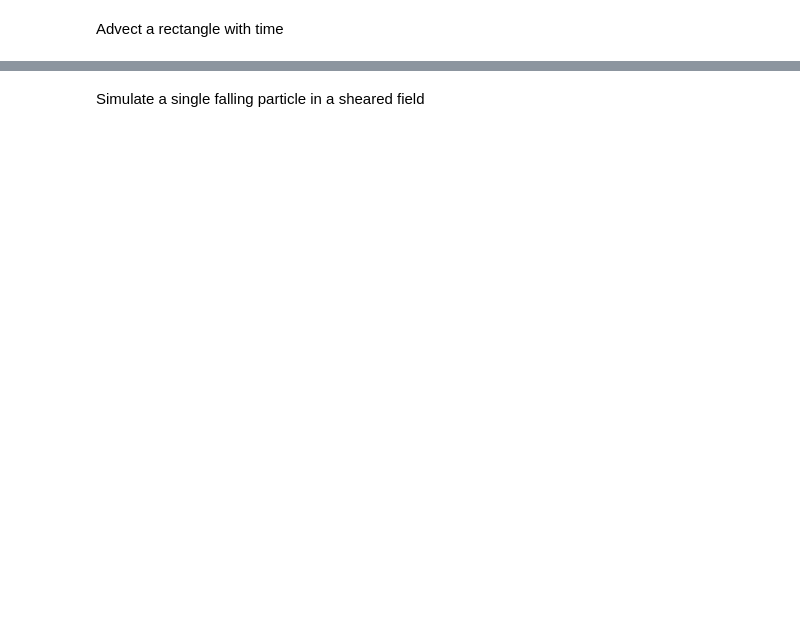
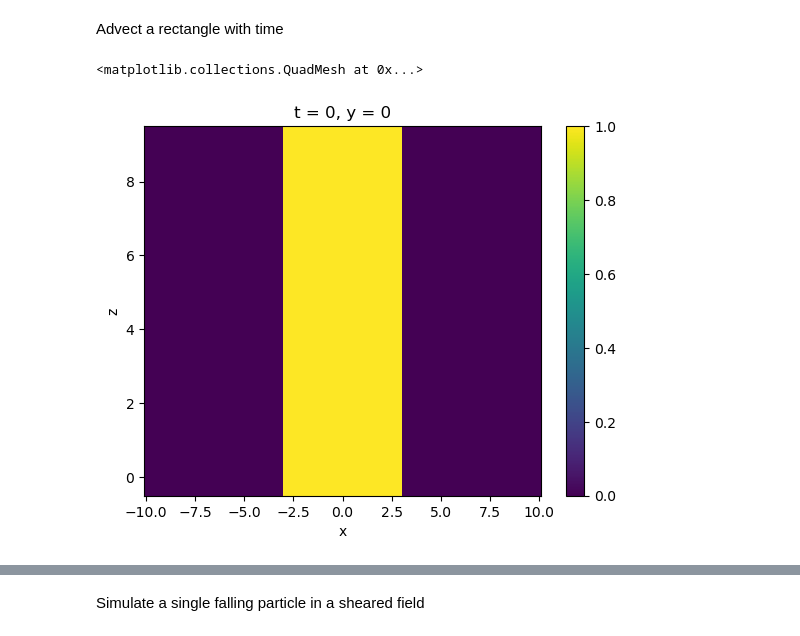
Before and after one commit to Ockenfuss/advesi, a Jupyter notebook: Examples.ipynb, the cells around one changed output, grey strips where cells are left out. Saved outputs shown, nothing was run; the diff lists cells and outputs as text; code cells hidden in the pictures; blank space fills up the shorter version.

Commit message:
New examples for time varying fields

```diff
--- a/Examples.ipynb
+++ b/Examples.ipynb
@@ -9,12 +9,11 @@ Advect a rectangle with time
 # %%
 u=xr.DataArray(np.arange(-5,5), coords=[('z', np.arange(10))])
 ff=adv.FlowField_Collection(u,0,0)
 initial_field=xr.DataArray(np.zeros((100, 1,10)), coords=[('x', np.linspace(-10,10,100)), ('y', [0]), ('z', np.arange(10))])
 initial_field=initial_field.where(np.logical_or(initial_field.x<-3, initial_field.x>3),other=1.0)
 initial_field=initial_field.expand_dims(t=[0])
 initial_field=adv.Field_Collection(initial_field)
-part_coll=adv.Particle_Collection.from_field_collection(initial_field)
-traj_coll=adv.Trajectory_Collection.from_flowfield(ff, initial_field.f.x, initial_field.f.y, initial_field.f.z, 0.1,100)
-resulting_fields=adv.Field_Collection.from_particle_collection(part_coll,traj_coll, np.arange(10),nx=100, ny=1, nz=10)
-result=resulting_fields.f.squeeze()
-result.isel(t=3).plot(x='x')
+initial_field.f.squeeze().plot(x='x', y='z')
+# %% [output]
+<matplotlib.collections.QuadMesh at 0x...>
+[figure, added]
```
Also changed, not shown: parts of 17 cells of this notebook.
